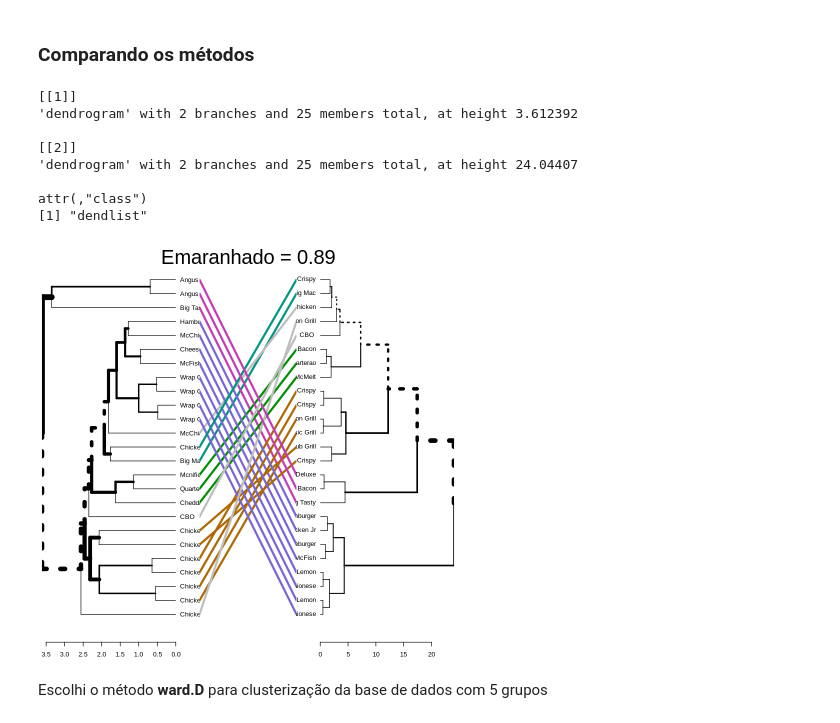
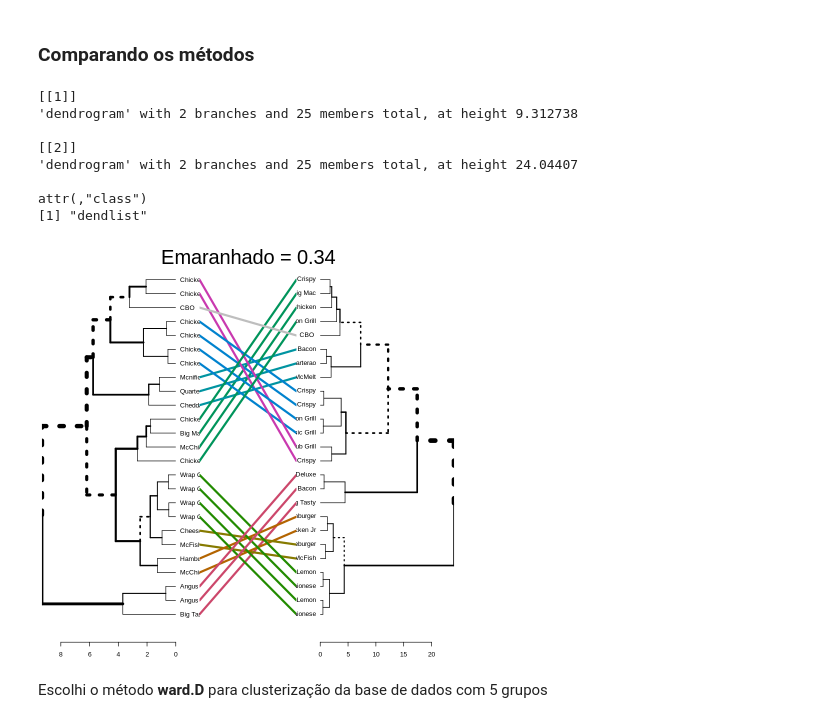
Before and after one commit to FelipeGBarreto/Projects, a Jupyter notebook: Análise_de_Cluster_com_R.ipynb, the cells around one changed output. Saved outputs shown, nothing was run; the diff lists cells and outputs as text; code cells hidden in the pictures.

```diff
--- a/Análise_de_Cluster_com_R.ipynb
+++ b/Análise_de_Cluster_com_R.ipynb
@@ -87,19 +87,19 @@ dend.2 <- as.dendrogram(clust_hierarq_2)
 dend.3 <- as.dendrogram(clust_hierarq_3)
 dend.4 <- as.dendrogram(clust_hierarq_4)
 # %%
-dend_list <- dendlist(dend.1, dend.4)
+dend_list <- dendlist(dend.2, dend.4)
 dend_list
-tanglegram(dend.1, dend.4, main = paste("Emaranhado =", round(entanglement(dend_list), 2)))
+tanglegram(dend.2, dend.4, main = paste("Emaranhado =", round(entanglement(dend_list), 2)))
 # %% [output]
 [[1]]
-'dendrogram' with 2 branches and 25 members total, at height 3.612392
+'dendrogram' with 2 branches and 25 members total, at height 9.312738
 
 [[2]]
 'dendrogram' with 2 branches and 25 members total, at height 24.04407
 
 attr(,"class")
 [1] "dendlist"
-[figure, old version]
+[figure, new version]
 # %% [markdown]
 Escolhi o método <b>ward.D</b> para clusterização da base de dados com 5 grupos
 # %%
```
